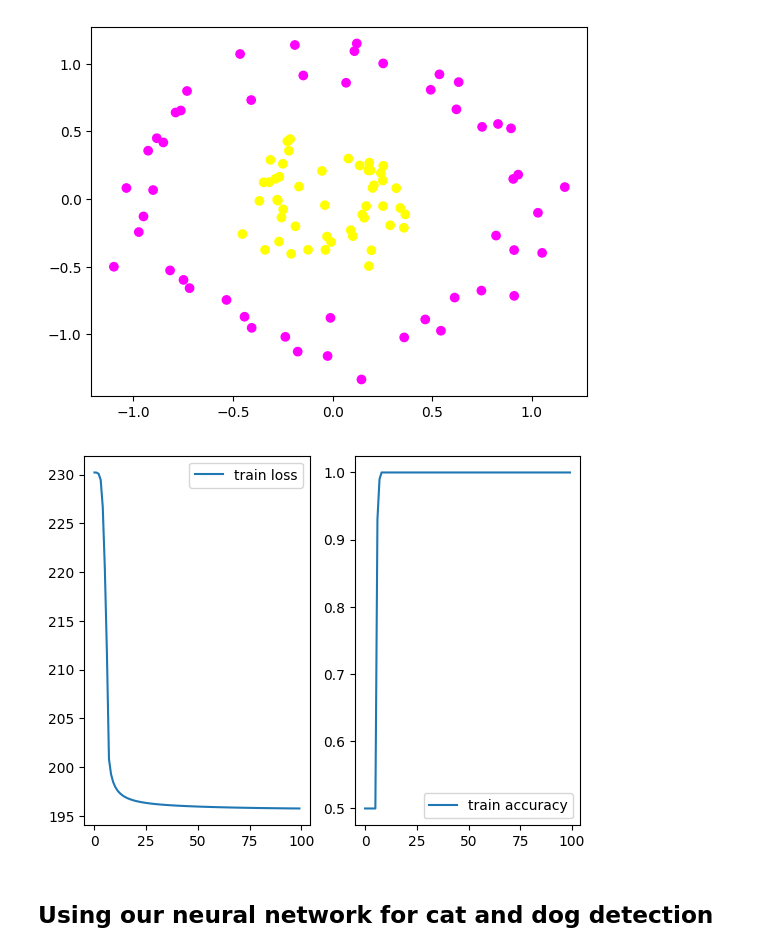
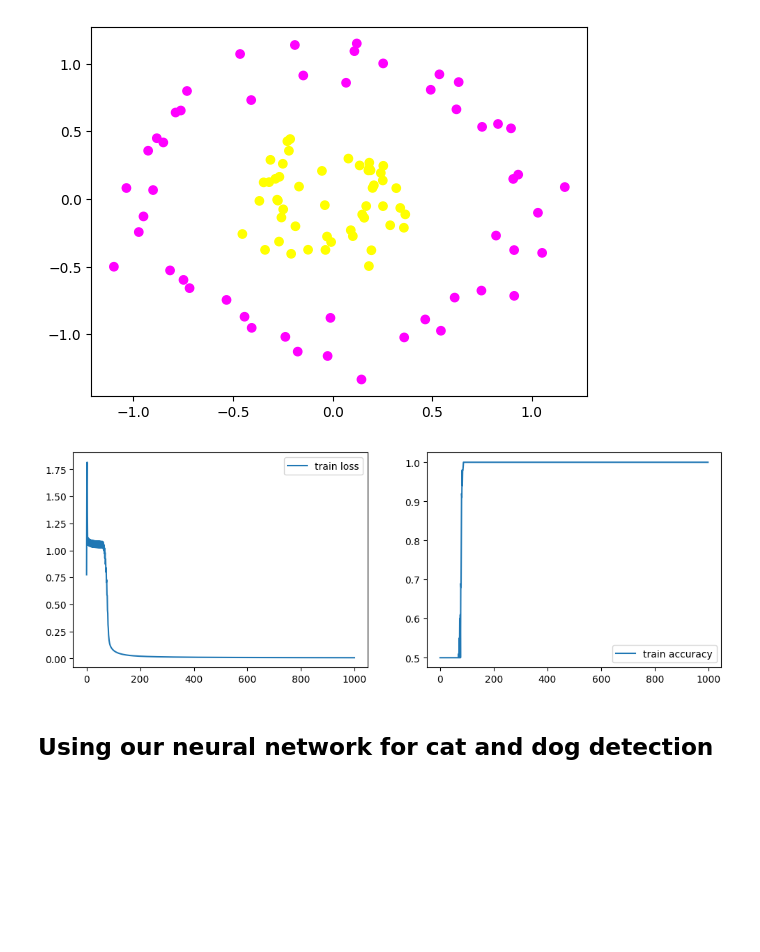
Before and after one commit to Youneesz/deeplearning, a Jupyter notebook: firstneuralnetwork.ipynb, the cells around one changed output. Cells and saved outputs as stored; diff of their text form; code cells hidden in the pictures; blank space fills up the shorter version.

Commit message:
More deep learning algorithms and applications

```diff
--- a/firstneuralnetwork.ipynb
+++ b/firstneuralnetwork.ipynb
@@ -96,7 +96,7 @@ def predict(X, params):
 from sklearn.metrics import accuracy_score, log_loss
 from tqdm import tqdm
 
-def neural_network(X_train, y_train, n1, learning_rate=0.1, n_iter=100):
+def neural_network(X_train, y_train, n1, learning_rate=0.1, n_iter=1000):
     n0 = X_train.shape[0]
     n2 = y_train.shape[0]
     params = initialize(n0, n1, n2)
@@ -106,17 +106,16 @@ def neural_network(X_train, y_train, n1, learning_rate=0.1, n_iter=100):
 
     for i in tqdm(range(n_iter)):
         activations = forward_propagation(X_train, params)
+        A2 = activations['A2']
+
+        train_loss.append(log_loss(y_train.flatten(), A2.flatten() + 0.01))
+        y_pred = predict(X_train, params)
+        train_acc.append(accuracy_score(y_train.flatten(), y_pred.flatten()))
+
         gradients = back_propagation(X_train, y_train, activations, params)
         params = update(gradients, params, learning_rate)
 
-        #to make the calculations faster, we'll calculate the loss and score each time we have a multiple of 10
-        if i%10 == 0:
-            #Train
-            train_loss.append(log_loss(y_train, activations['A2']))
-            y_pred = predict(X_train, params)
-            train_acc.append(accuracy_score(y_train.flatten(), y_pred.flatten()))
-
-    plt.figure()
+    plt.figure(figsize=(12, 4))
     plt.subplot(1, 2, 1)
     plt.plot(train_loss, label="train loss")
     plt.legend()
@@ -152,9 +151,9 @@ plt.show()
 # %% [output]
 [figure]
 # %%
-params = neural_network(X, y, n1=3, learning_rate=0.1, n_iter=1000)
+params = neural_network(X, y, n1=3)
 # %% [output]
-[figure, old version]
+[figure, new version]
 # %% [markdown]
 ## Using our neural network for cat and dog detection
 # %%
```
Also changed, not shown: parts of 2 cells of this notebook, 8 other files.
